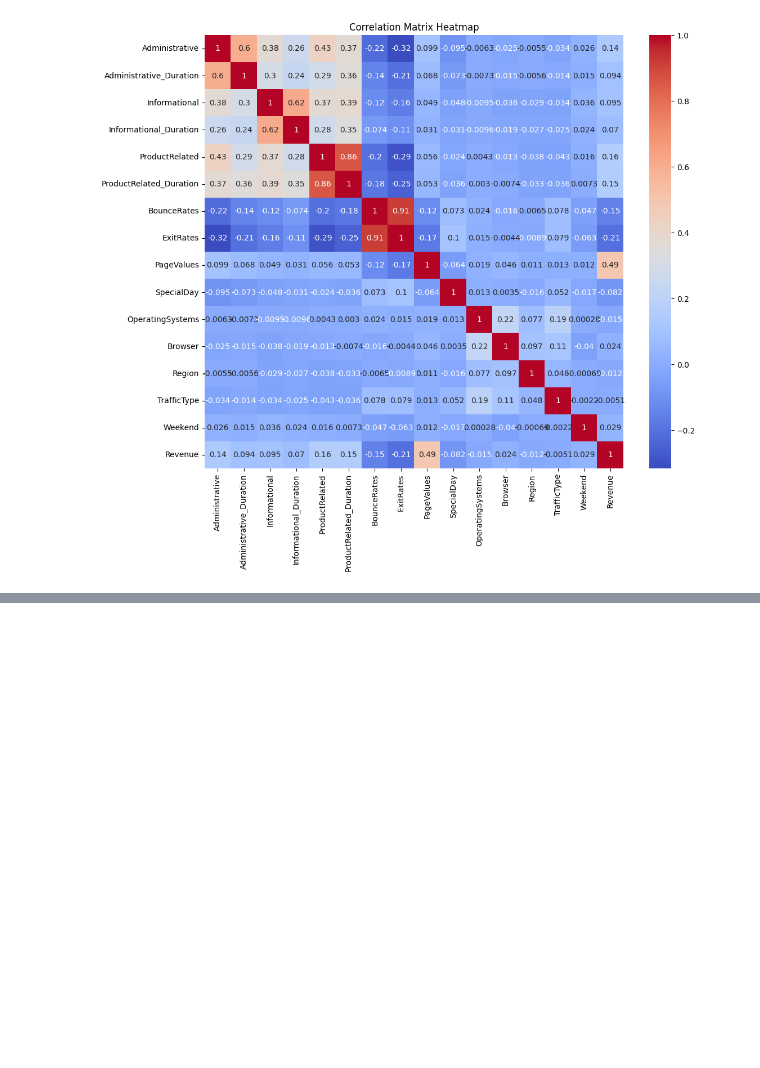
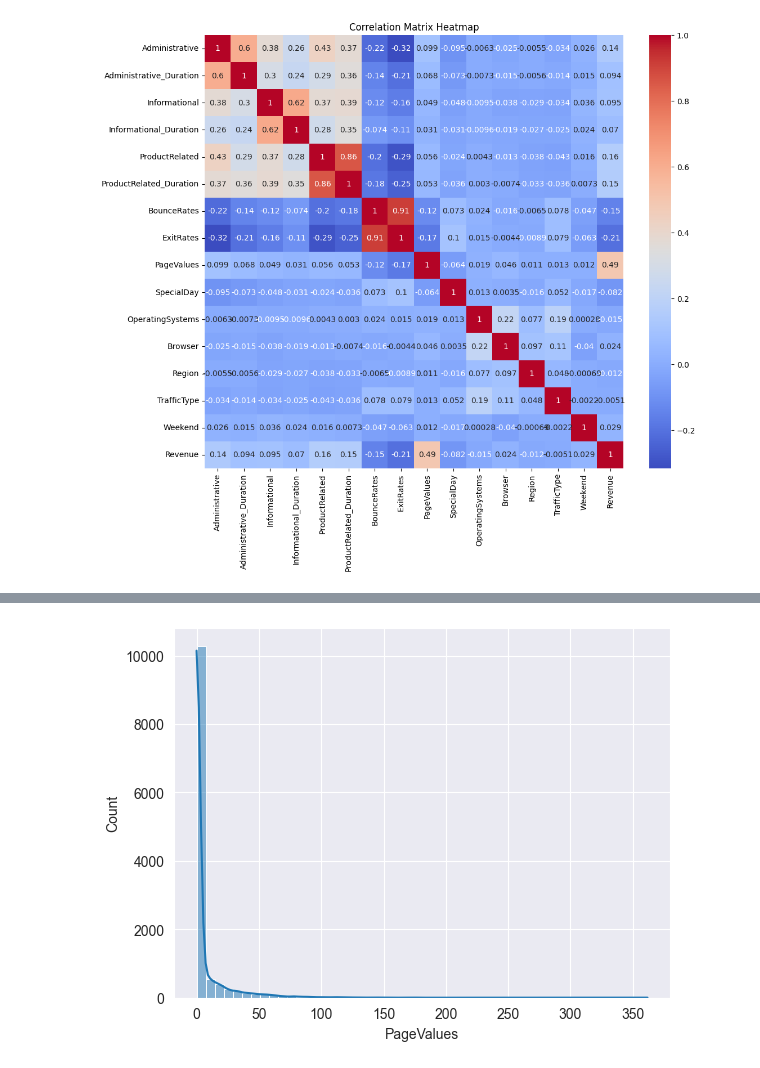
Before and after one commit to Nathaniel-Ace/Online-Shoppers-Intention, a Jupyter notebook: notebooks/exploration.ipynb, the cells around one changed output, grey strips where cells are left out. Cells and saved outputs as stored; diff of their text form; code cells hidden in the pictures; blank space fills up the shorter version.

```diff
--- a/notebooks/exploration.ipynb
+++ b/notebooks/exploration.ipynb
@@ -8,0 +68,6 @@ plot_correlation_matrix('../data/raw/online_shoppers_intention.csv')
+# %%
+# Distribution of a numerical feature, for example 'PageValues'
+sns.histplot(df['PageValues'], bins=50, kde=True)
+plt.show()
+# %% [output]
+[figure, added]
```
Also changed, not shown: parts of 7 cells of this notebook.
